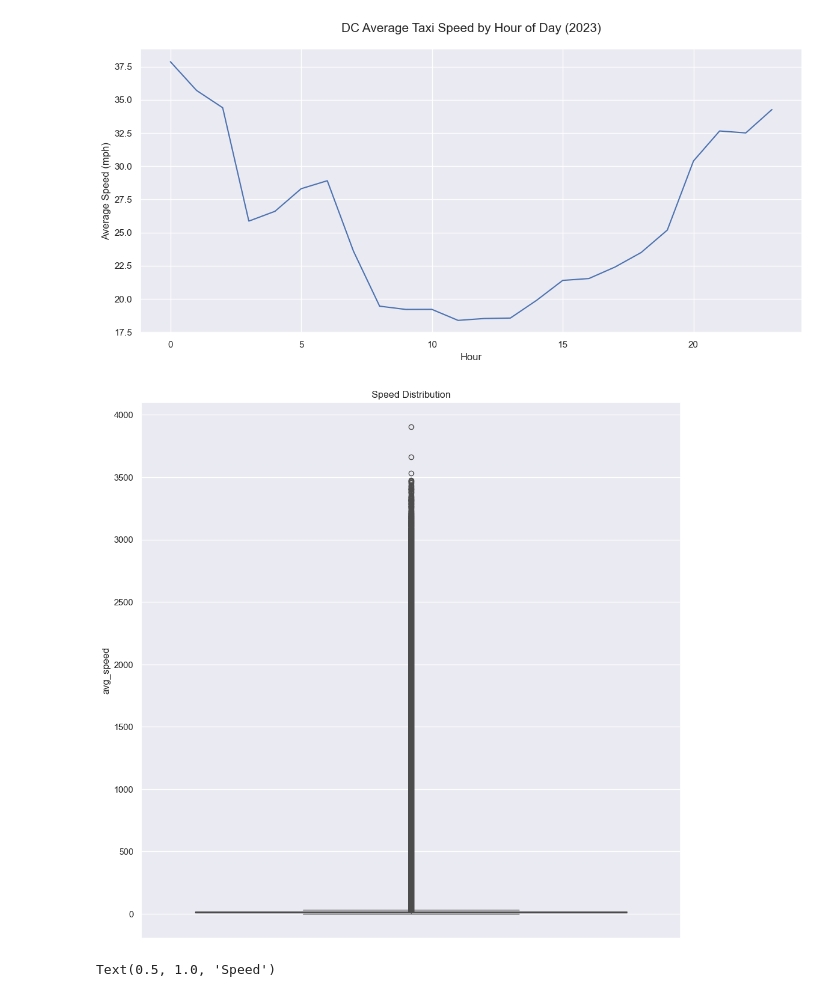
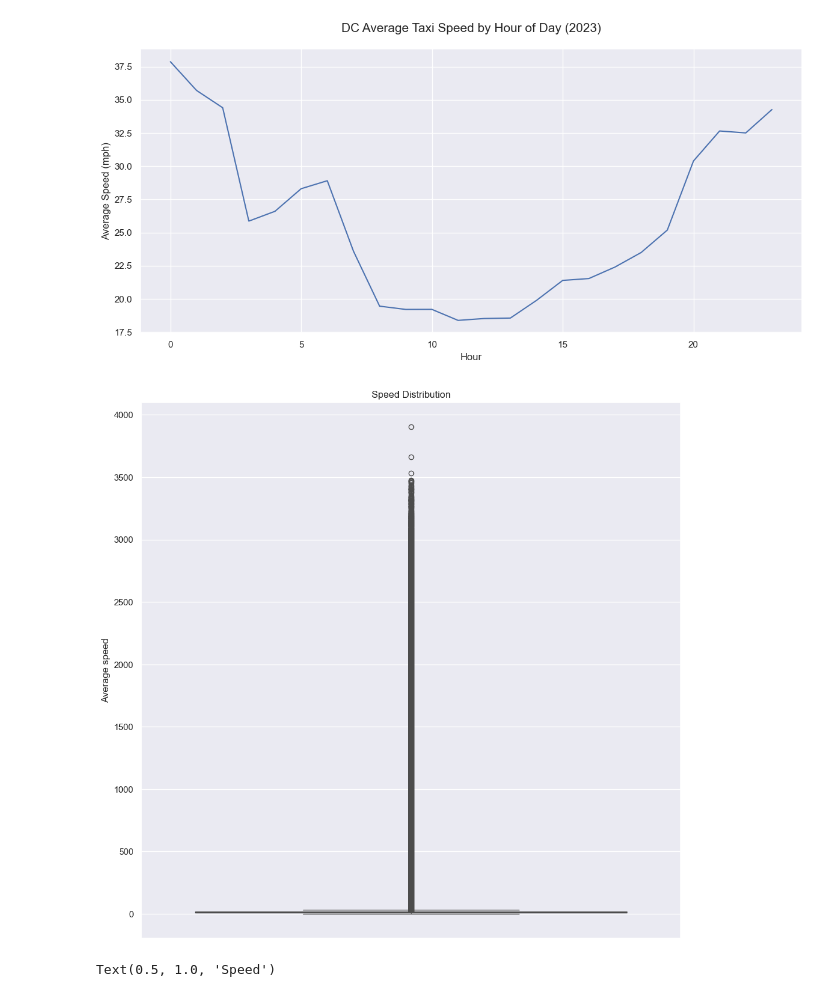
Before and after one commit to malamudj/taxi-washdc-analysis-demo, a Jupyter notebook: 2-transform-data-plot-viz.ipynb, the cells around one changed output. Drawn from its saved outputs; the diff is of its cells as text; code cells hidden in the pictures.

```diff
--- a/2-transform-data-plot-viz.ipynb
+++ b/2-transform-data-plot-viz.ipynb
@@ -313,11 +313,12 @@ plt.tight_layout()
 # %%
 # check average speed distribution for outliers
 plt.figure(figsize=(12, 12))
 sns.boxplot(trips_speed.avg_speed)
 plt.title('Speed Distribution')
+plt.ylabel('Average speed')
 plt.show()
 # %% [output]
-[figure, old version]
+[figure, new version]
 # %%
 # remove trips with avgerage speed at or over 70 mph, likely invalid speed data
 trips_speed_adj = trips_speed[trips_speed.avg_speed <= 70]
```
Also changed, not shown: parts of 1 cell of this notebook.
